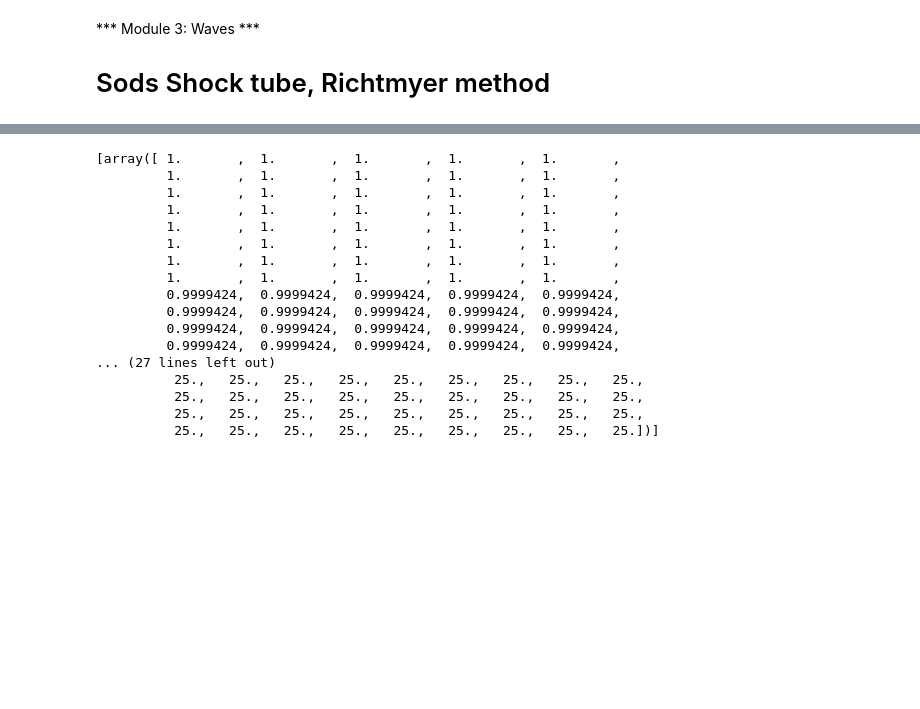
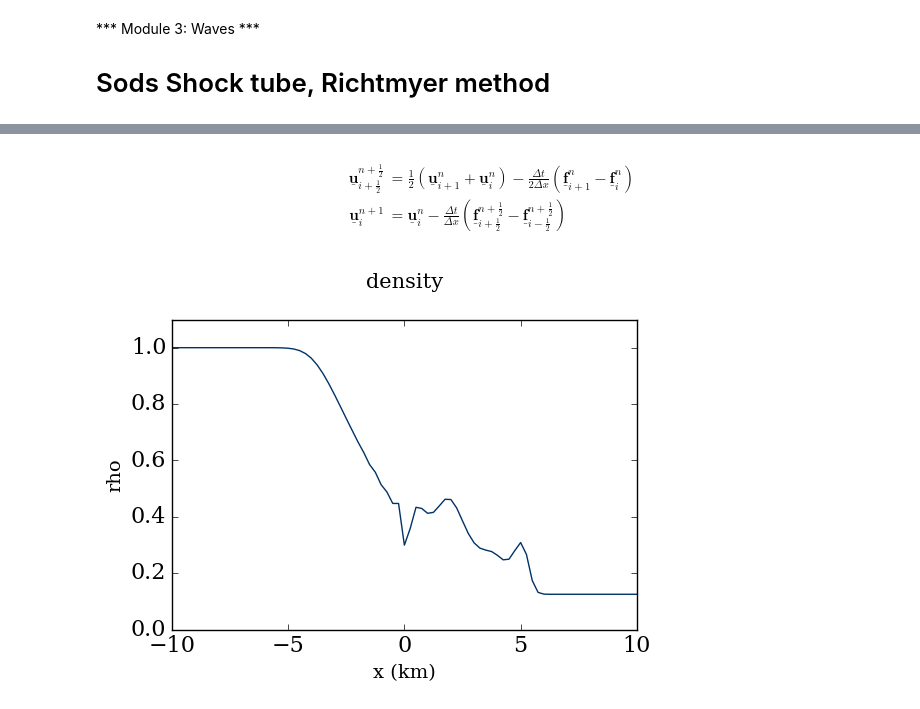
Before and after one commit to CarolineJonas/Module3, a Jupyter notebook: Shock_tube.ipynb, the cells around one changed output, grey strips where cells are left out. Cells and saved outputs as stored; diff of their text form; code cells hidden in the pictures; blank space fills up the shorter version.

```diff
--- a/Shock_tube.ipynb
+++ b/Shock_tube.ipynb
@@ -41,6 +51,6 @@ IC=numpy.zeros((3,nx))
 IC[0,:40]=1.0 #kg/m³
 IC[0,40:]=0.125 #kg/m³
 IC[1,0:]=0.0 #m/s
-IC[2,:40]=100.0 #kN/m²
-IC[2,40:]=10.0 #kN/m²
-print(IC)
+IC[2,:40]=100000.0 #N/m²
+IC[2,40:]=10000.0 #N/m²
+#print(IC)
@@ -96,23 +57,42 @@ def Shock(v):
+# %% [markdown]
+\begin{align}
+\underline{\mathbf{u}}^{n+\frac{1}{2}}_{i+\frac{1}{2}} &= \frac{1}{2} \left( \underline{\mathbf{u}}^n_{i+1} + \underline{\mathbf{u}}^n_i \right) -
+\frac{\Delta t}{2 \Delta x} \left( \underline{\mathbf{f}}^n_{i+1} - \underline{\mathbf{f}}^n_i\right) \\
+\underline{\mathbf{u}}^{n+1}_i &= \underline{\mathbf{u}}^n_i - \frac{\Delta t}{\Delta x} \left(\underline{\mathbf{f}}^{n+\frac{1}{2}}_{i+\frac{1}{2}} - \underline{\mathbf{f}}^{n+\frac{1}{2}}_{i-\frac{1}{2}} \right)
+\end{align}
+# %%
+def Shock(v0):
+    uu=v0.copy()
+    t=0
+    predictor=numpy.zeros((3,80))
+    while t<51:
+        #print(t)
+        vv=uu.copy()
+        f=computef(uu)
+        for i in range (3):
+            uui=uu[i]
+            fi=f[i]
+            predictor[i]=0.5*(uui[1:]+uui[:-1])-0.5*dt/dx*(fi[1:]-fi[:-1])
+        fpredic=computef(predictor)
+        for i in range (3):
+            uui=uu[i]
+            vvi=vv[i]
+            vvi[1:-1]=uui[1:-1]-dt/dx*(fpredic[i][1:]-fpredic[i][:-1])
+            vv[i]=vvi.copy()
+        uu=vv.copy()
+        t=t+1
+    return uu
 # %%
-v=vector_u(IC[0],IC[1],IC[2])
-f=computef(v)
-predictor(v,f)
-Shock(v)
+v0=vector_u(IC[0],IC[1],IC[2])
+rho=Shock(v0)[0]
-# %% [output]
-[array([ 1.       ,  1.       ,  1.       ,  1.       ,  1.       ,
-         1.       ,  1.       ,  1.       ,  1.       ,  1.       ,
-         1.       ,  1.       ,  1.       ,  1.       ,  1.       ,
-         1.       ,  1.       ,  1.       ,  1.       ,  1.       ,
-         1.       ,  1.       ,  1.       ,  1.       ,  1.       ,
-         1.       ,  1.       ,  1.       ,  1.       ,  1.       ,
-         1.       ,  1.       ,  1.       ,  1.       ,  1.       ,
-         1.       ,  1.       ,  1.       ,  1.       ,  1.       ,
-         0.9999424,  0.9999424,  0.9999424,  0.9999424,  0.9999424,
-         0.9999424,  0.9999424,  0.9999424,  0.9999424,  0.9999424,
-         0.9999424,  0.9999424,  0.9999424,  0.9999424,  0.9999424,
-         0.9999424,  0.9999424,  0.9999424,  0.9999424,  0.9999424,
-... (27 lines left out)
-          25.,   25.,   25.,   25.,   25.,   25.,   25.,   25.,   25.,
-          25.,   25.,   25.,   25.,   25.,   25.,   25.,   25.,   25.,
-          25.,   25.,   25.,   25.,   25.,   25.,   25.,   25.,   25.,
-          25.,   25.,   25.,   25.,   25.,   25.,   25.,   25.,   25.])]
+# %%
+def graph(ordonnée,ymin,ymax,title):
+    pyplot.plot(x,ordonnée, color='#003366', lw=1)
+    pyplot.ylim(ymin,ymax);
+    pyplot.xlabel('x (km)', fontsize=14) #x label
+    pyplot.ylabel('rho', fontsize=14) #y label,
+    pyplot.title(title, y=1.08, fontsize=15) ;
+# %%
+graph(rho,0.0,1.1,'density')
+# %% [output]
+[figure, added]
```
Also changed, not shown: parts of 9 cells of this notebook.
